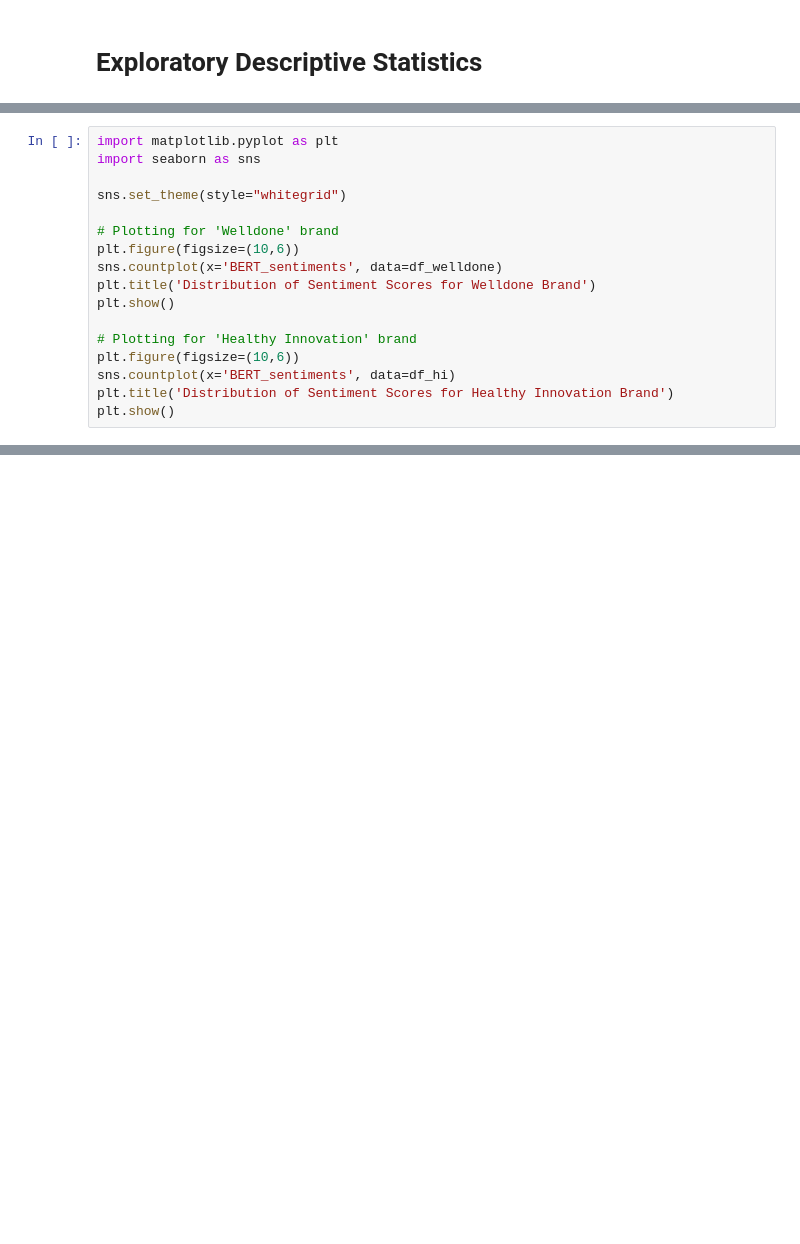
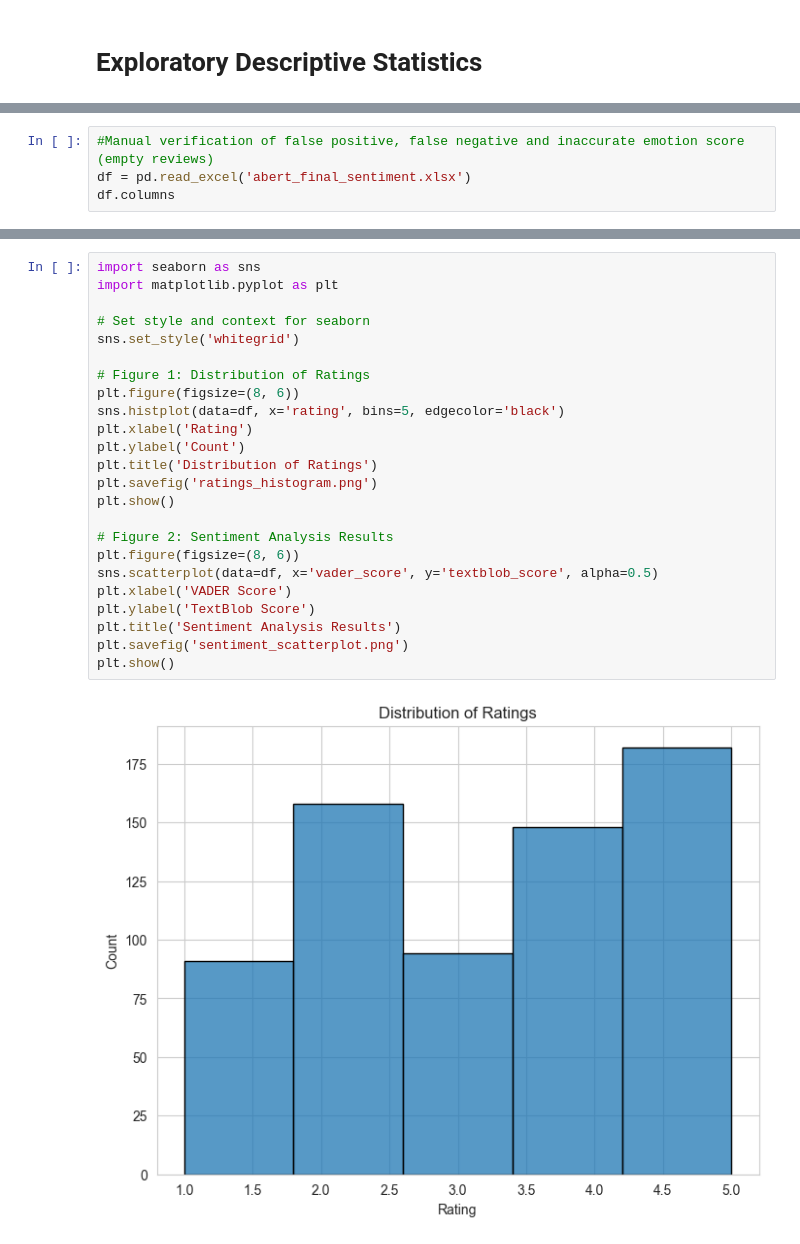
Before and after one commit to celinargy/celinargy.github.io, a Jupyter notebook: notebooks/Sentiment.ipynb, the cells around one changed output, grey strips where cells are left out. Saved outputs shown, nothing was run; the diff lists cells and outputs as text; blank space fills up the shorter version.

```diff
--- a/notebooks/Sentiment.ipynb
+++ b/notebooks/Sentiment.ipynb
@@ -624,17 +343,0 @@ Null Hypothesis is rejected.
-# %%
-import matplotlib.pyplot as plt
-import seaborn as sns
-
-sns.set_theme(style="whitegrid")
-
-# Plotting for 'Welldone' brand
-plt.figure(figsize=(10,6))
-sns.countplot(x='BERT_sentiments', data=df_welldone)
-plt.title('Distribution of Sentiment Scores for Welldone Brand')
-plt.show()
-
-# Plotting for 'Healthy Innovation' brand
-plt.figure(figsize=(10,6))
-sns.countplot(x='BERT_sentiments', data=df_hi)
-plt.title('Distribution of Sentiment Scores for Healthy Innovation Brand')
-plt.show()
@@ -829,0 +344,4 @@ topic
+# %%
+#Manual verification of false positive, false negative and inaccurate emotion score (empty reviews)
+df = pd.read_excel('abert_final_sentiment.xlsx')
+df.columns
@@ -829,0 +424,26 @@ topic
+# %%
+import seaborn as sns
+import matplotlib.pyplot as plt
+
+# Set style and context for seaborn
+sns.set_style('whitegrid')
+
+# Figure 1: Distribution of Ratings
+plt.figure(figsize=(8, 6))
+sns.histplot(data=df, x='rating', bins=5, edgecolor='black')
+plt.xlabel('Rating')
+plt.ylabel('Count')
+plt.title('Distribution of Ratings')
+plt.savefig('ratings_histogram.png')
+plt.show()
+
+# Figure 2: Sentiment Analysis Results
+plt.figure(figsize=(8, 6))
+sns.scatterplot(data=df, x='vader_score', y='textblob_score', alpha=0.5)
+plt.xlabel('VADER Score')
+plt.ylabel('TextBlob Score')
+plt.title('Sentiment Analysis Results')
+plt.savefig('sentiment_scatterplot.png')
+plt.show()
+# %% [output]
+[figure, added]
```
Also changed, not shown: parts of 58 cells of this notebook, 10 other files.
